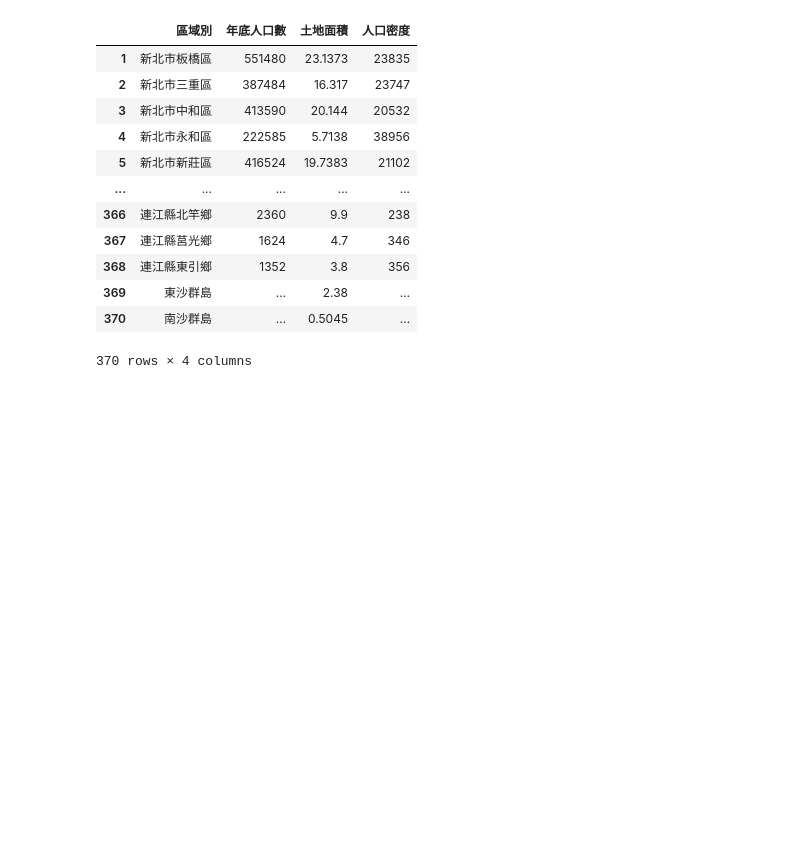
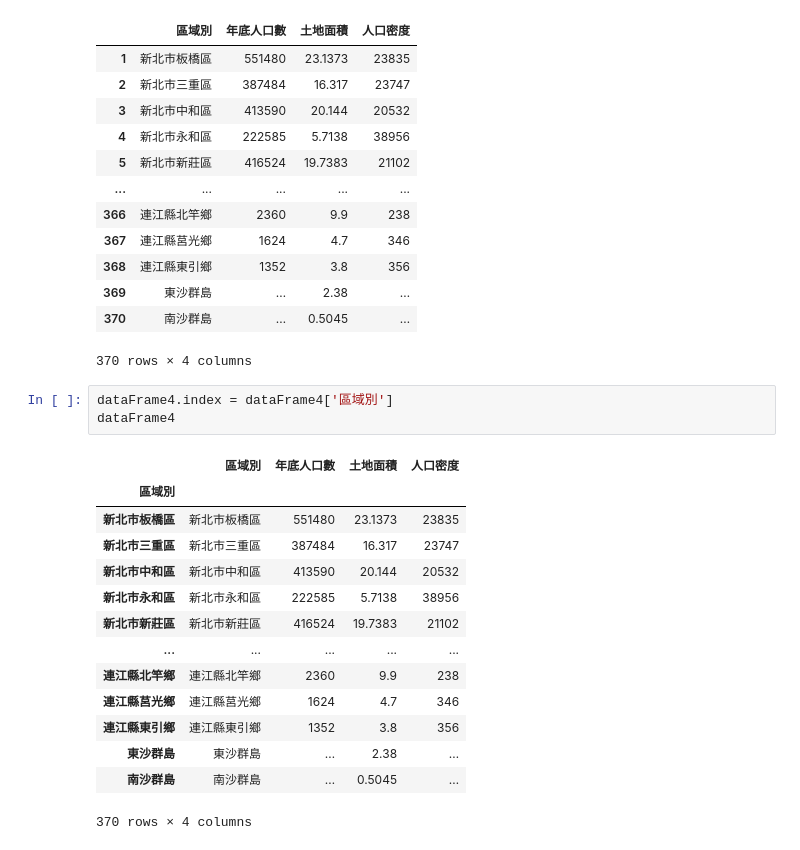
Before and after one commit to chainmine55/2023_11_16Python, a Jupyter notebook: lesson17/lesson17_2.ipynb, the cells around one changed output. Saved outputs shown, nothing was run; the diff lists cells and outputs as text; blank space fills up the shorter version.

```diff
--- a/lesson17/lesson17_2.ipynb
+++ b/lesson17/lesson17_2.ipynb
@@ -100,3 +100,21 @@ dataFrame4
 | 369 | 東沙群島 | … | 2.38 | … |
 | 370 | 南沙群島 | … | 0.5045 | … |
 370 rows × 4 columns
+# %%
+dataFrame4.index = dataFrame4['區域別']
+dataFrame4
+# %% [output]
+|  | 區域別 | 年底人口數 | 土地面積 | 人口密度 |
+| 區域別 |  |  |  |  |
+| 新北市板橋區 | 新北市板橋區 | 551480 | 23.1373 | 23835 |
+| 新北市三重區 | 新北市三重區 | 387484 | 16.317 | 23747 |
+| 新北市中和區 | 新北市中和區 | 413590 | 20.144 | 20532 |
+| 新北市永和區 | 新北市永和區 | 222585 | 5.7138 | 38956 |
+| 新北市新莊區 | 新北市新莊區 | 416524 | 19.7383 | 21102 |
+| ... | ... | ... | ... | ... |
+| 連江縣北竿鄉 | 連江縣北竿鄉 | 2360 | 9.9 | 238 |
+| 連江縣莒光鄉 | 連江縣莒光鄉 | 1624 | 4.7 | 346 |
+| 連江縣東引鄉 | 連江縣東引鄉 | 1352 | 3.8 | 356 |
+| 東沙群島 | 東沙群島 | … | 2.38 | … |
+| 南沙群島 | 南沙群島 | … | 0.5045 | … |
+370 rows × 4 columns
```
Also changed, not shown: parts of 2 cells of this notebook.
